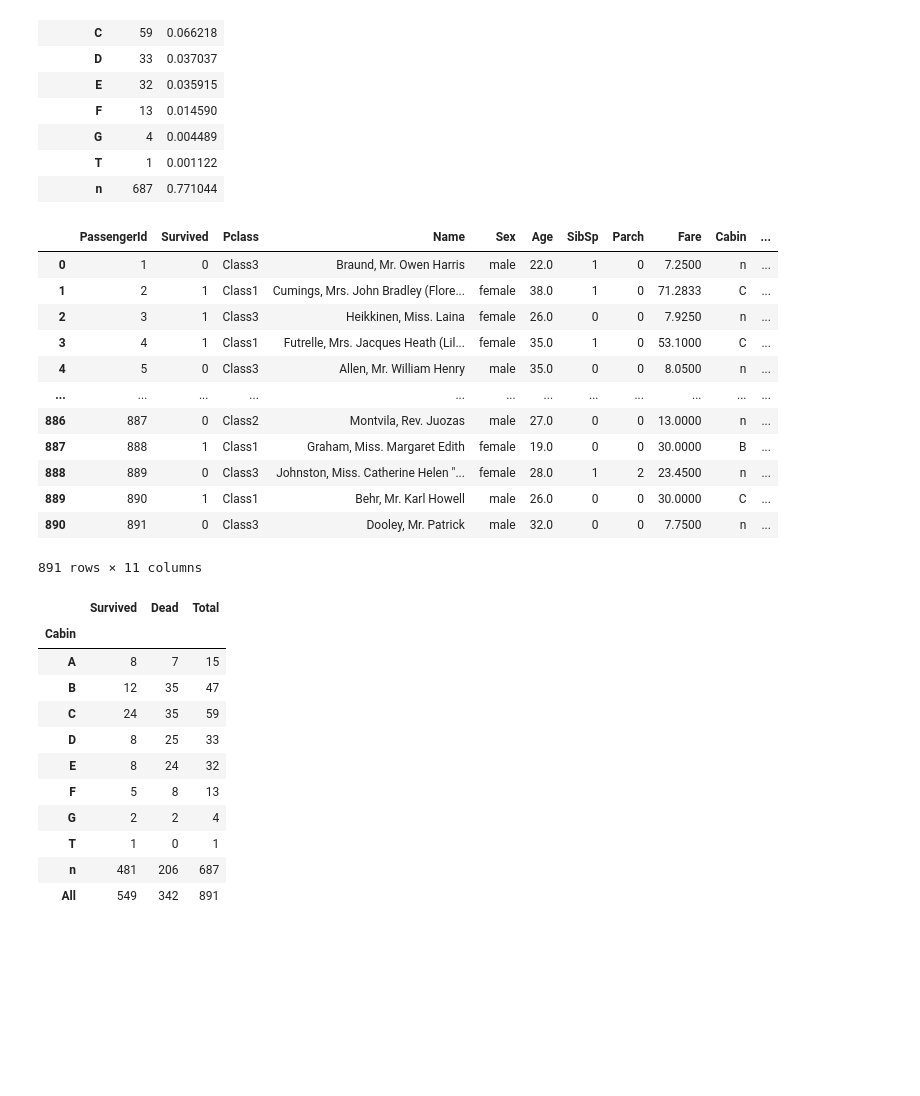
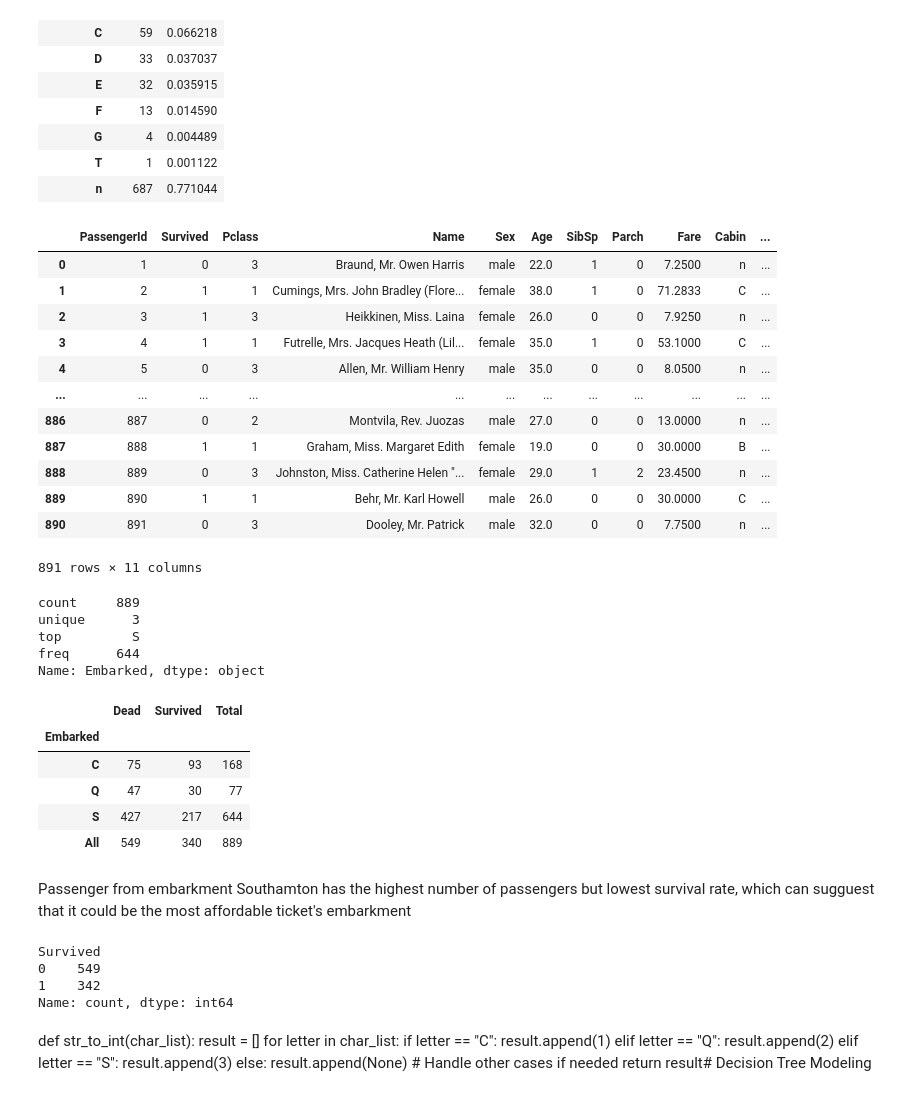
Before and after one commit to DanHuuTran/TitanicDecisionTree, a Jupyter notebook: titanic-analysis.ipynb, the cells around one changed output. Saved outputs shown, nothing was run; the diff lists cells and outputs as text; code cells hidden in the pictures; blank space fills up the shorter version.

```diff
--- a/titanic-analysis.ipynb
+++ b/titanic-analysis.ipynb
@@ -187,3 +245,0 @@ new_Pclass.describe()
-# %%
-df["Pclass"] = new_Pclass
-df
@@ -253,32 +295,56 @@ df["Cabin"] = new_cabin
 df
 # %% [output]
 |  | PassengerId | Survived | Pclass | Name | Sex | Age | SibSp | Parch | Fare | Cabin | ... |
-| 0 | 1 | 0 | Class3 | Braund, Mr. Owen Harris | male | 22.0 | 1 | 0 | 7.2500 | n | ... |
-| 1 | 2 | 1 | Class1 | Cumings, Mrs. John Bradley (Flore... | female | 38.0 | 1 | 0 | 71.2833 | C | ... |
-| 2 | 3 | 1 | Class3 | Heikkinen, Miss. Laina | female | 26.0 | 0 | 0 | 7.9250 | n | ... |
-| 3 | 4 | 1 | Class1 | Futrelle, Mrs. Jacques Heath (Lil... | female | 35.0 | 1 | 0 | 53.1000 | C | ... |
-| 4 | 5 | 0 | Class3 | Allen, Mr. William Henry | male | 35.0 | 0 | 0 | 8.0500 | n | ... |
+| 0 | 1 | 0 | 3 | Braund, Mr. Owen Harris | male | 22.0 | 1 | 0 | 7.2500 | n | ... |
+| 1 | 2 | 1 | 1 | Cumings, Mrs. John Bradley (Flore... | female | 38.0 | 1 | 0 | 71.2833 | C | ... |
+| 2 | 3 | 1 | 3 | Heikkinen, Miss. Laina | female | 26.0 | 0 | 0 | 7.9250 | n | ... |
+| 3 | 4 | 1 | 1 | Futrelle, Mrs. Jacques Heath (Lil... | female | 35.0 | 1 | 0 | 53.1000 | C | ... |
+| 4 | 5 | 0 | 3 | Allen, Mr. William Henry | male | 35.0 | 0 | 0 | 8.0500 | n | ... |
 | ... | ... | ... | ... | ... | ... | ... | ... | ... | ... | ... | ... |
-| 886 | 887 | 0 | Class2 | Montvila, Rev. Juozas | male | 27.0 | 0 | 0 | 13.0000 | n | ... |
-| 887 | 888 | 1 | Class1 | Graham, Miss. Margaret Edith | female | 19.0 | 0 | 0 | 30.0000 | B | ... |
-| 888 | 889 | 0 | Class3 | Johnston, Miss. Catherine Helen "... | female | 28.0 | 1 | 2 | 23.4500 | n | ... |
-| 889 | 890 | 1 | Class1 | Behr, Mr. Karl Howell | male | 26.0 | 0 | 0 | 30.0000 | C | ... |
-| 890 | 891 | 0 | Class3 | Dooley, Mr. Patrick | male | 32.0 | 0 | 0 | 7.7500 | n | ... |
+| 886 | 887 | 0 | 2 | Montvila, Rev. Juozas | male | 27.0 | 0 | 0 | 13.0000 | n | ... |
+| 887 | 888 | 1 | 1 | Graham, Miss. Margaret Edith | female | 19.0 | 0 | 0 | 30.0000 | B | ... |
+| 888 | 889 | 0 | 3 | Johnston, Miss. Catherine Helen "... | female | 29.0 | 1 | 2 | 23.4500 | n | ... |
+| 889 | 890 | 1 | 1 | Behr, Mr. Karl Howell | male | 26.0 | 0 | 0 | 30.0000 | C | ... |
+| 890 | 891 | 0 | 3 | Dooley, Mr. Patrick | male | 32.0 | 0 | 0 | 7.7500 | n | ... |
 891 rows × 11 columns
+# %%
+df["Embarked"].describe()   #looking at the "Embarked column"
+# %% [output]
+count     889
+unique      3
+top         S
+freq      644
+Name: Embarked, dtype: object
 # %%
-cabin_sur = pd.crosstab(index = df["Cabin"], columns  = df["Survived"], margins = 1)
-cabin_sur.columns = ("Survived", "Dead", "Total")
-cabin_sur
+cabin_survived = pd.crosstab(index = df["Embarked"], columns  = df["Survived"], margins = True)
+cabin_survived.columns = ("Dead", "Survived", "Total")
+cabin_survived
 # %% [output]
-|  | Survived | Dead | Total |
-| Cabin |  |  |  |
-| A | 8 | 7 | 15 |
-| B | 12 | 35 | 47 |
-| C | 24 | 35 | 59 |
-| D | 8 | 25 | 33 |
-| E | 8 | 24 | 32 |
-| F | 5 | 8 | 13 |
-| G | 2 | 2 | 4 |
-| T | 1 | 0 | 1 |
-| n | 481 | 206 | 687 |
-| All | 549 | 342 | 891 |
+|  | Dead | Survived | Total |
+| Embarked |  |  |  |
+| C | 75 | 93 | 168 |
+| Q | 47 | 30 | 77 |
+| S | 427 | 217 | 644 |
+| All | 549 | 340 | 889 |
+# %% [markdown]
+Passenger from embarkment Southamton has the highest number of passengers but lowest survival rate, which can sugguest that it could be the most affordable ticket's embarkment
+# %%
+df["Survived"].value_counts()
+# %% [output]
+Survived
+0    549
+1    342
+Name: count, dtype: int64
+# %% [markdown]
+def str_to_int(char_list):
+    result = []
+    for letter in char_list:
+        if letter == "C":
+            result.append(1)
+        elif letter == "Q":
+            result.append(2)
+        elif letter == "S":
+            result.append(3)
+        else:
+            result.append(None)  # Handle other cases if needed
+    return result# Decision Tree Modeling
```
Also changed, not shown: parts of 32 cells of this notebook.
